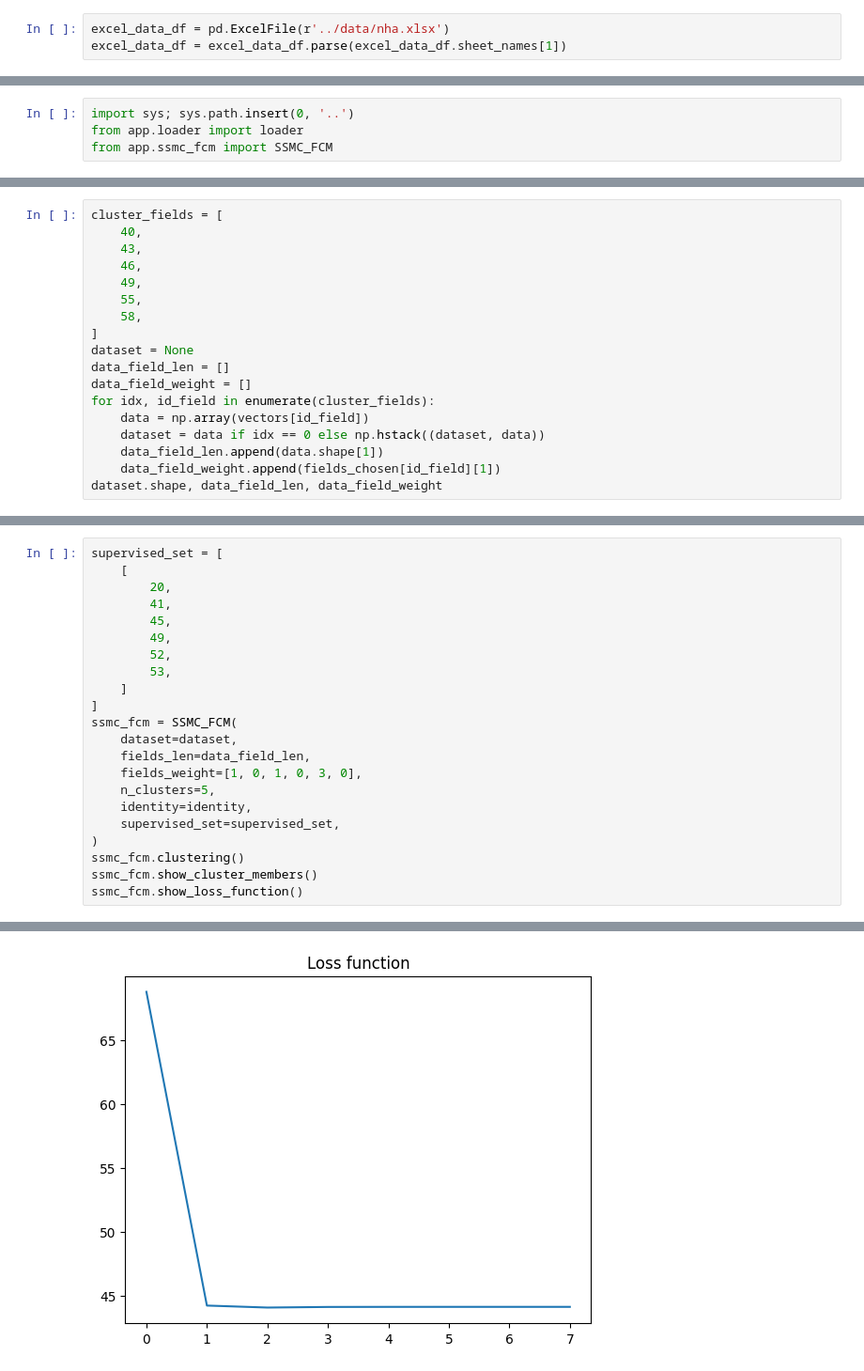
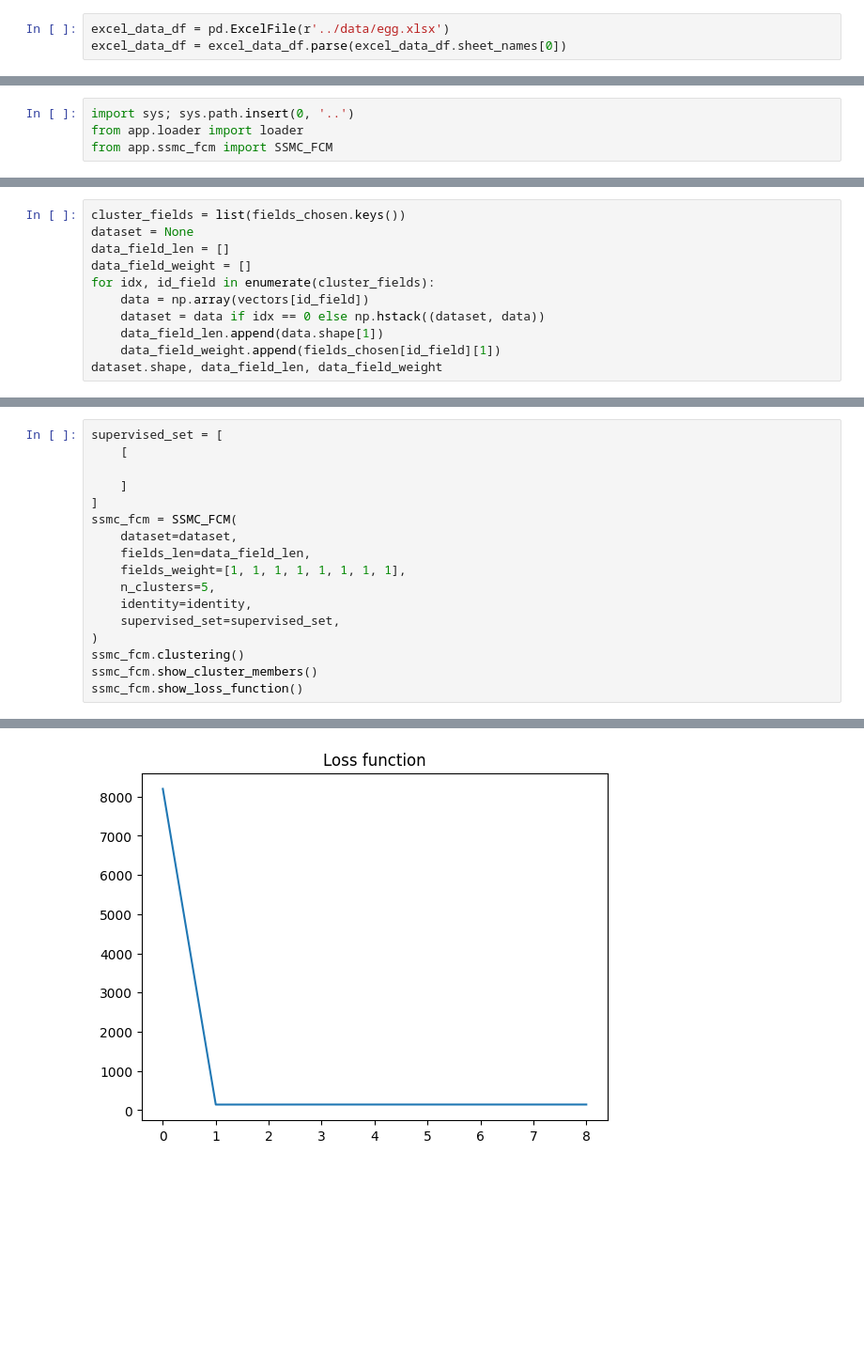
Before and after one commit to hoangtc125/algo-clustering-service, a Jupyter notebook: notebook/text_loading.ipynb, the cells around one changed output, grey strips where cells are left out. Shown: that part at 94% size. Saved outputs shown, nothing was run; the diff lists cells and outputs as text; blank space fills up the shorter version.

Commit message:
clustering: add data testing

```diff
--- a/notebook/text_loading.ipynb
+++ b/notebook/text_loading.ipynb
@@ -6,6 +6,6 @@ pd.set_option('display.max_rows', None)
 # pd.set_option('display.width', None)
 # pd.set_option('display.max_colwidth', None)
 # %%
-excel_data_df = pd.ExcelFile(r'../data/nha.xlsx')
-excel_data_df = excel_data_df.parse(excel_data_df.sheet_names[1])
+excel_data_df = pd.ExcelFile(r'../data/egg.xlsx')
+excel_data_df = excel_data_df.parse(excel_data_df.sheet_names[0])
 # %%
@@ -63,12 +166,5 @@ for id_field, config in fields_chosen.items():
 # %%
-cluster_fields = [
-    40,
-    43,
-    46,
-    49,
-    55,
-    58,
-]
+cluster_fields = list(fields_chosen.keys())
 dataset = None
 data_field_len = []
 data_field_weight = []
@@ -83,18 +179,13 @@ dataset.shape, data_field_len, data_field_weight
 # %%
 supervised_set = [
     [
-        20,
-        41,
-        45,
-        49,
-        52,
-        53,
+
     ]
 ]
 ssmc_fcm = SSMC_FCM(
     dataset=dataset,
     fields_len=data_field_len,
-    fields_weight=[1, 0, 1, 0, 3, 0],
+    fields_weight=[1, 1, 1, 1, 1, 1, 1, 1],
     n_clusters=5,
     identity=identity,
     supervised_set=supervised_set,
@@ -113,2 +204,2 @@ Cluster members:
-[figure, old version]
+[figure, new version]
 loss functions:
```
Also changed, not shown: parts of 10 cells of this notebook, 2 other files.
